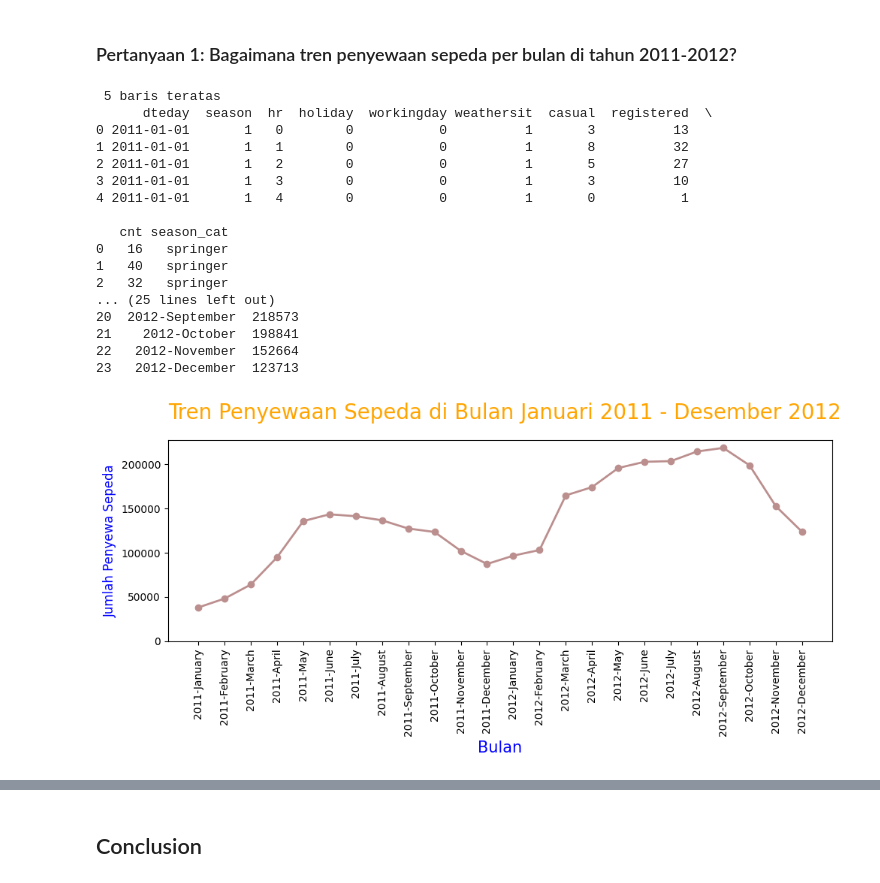
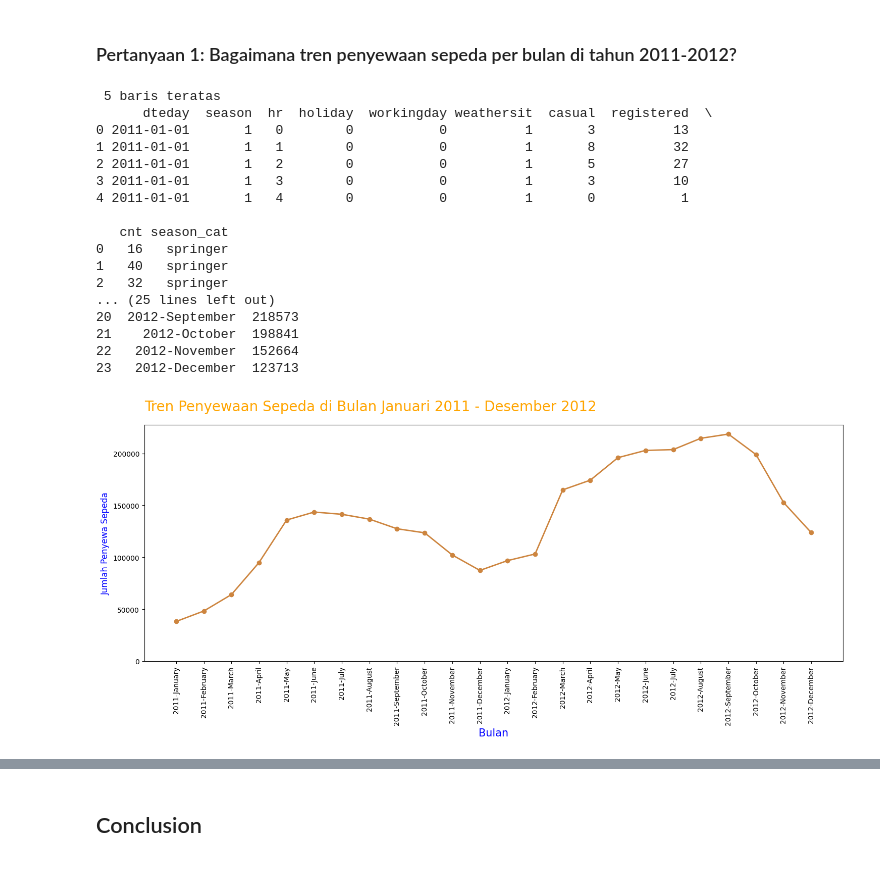
Before and after one commit to Jischak/submission, a Jupyter notebook: notebook.ipynb, the cells around one changed output, grey strips where cells are left out. Drawn from its saved outputs; the diff is of its cells as text; code cells hidden in the pictures.

Commit message:
penyesuaian urutan dan visualisasi
penyesuaian urutan code 2-4 dan visualisasi-nya

```diff
--- a/notebook.ipynb
+++ b/notebook.ipynb
@@ -205,33 +207,33 @@ df_bks_bulanan.rename(columns={
 print("\n 24 baris teratas")
 print(df_bks_bulanan.head(24))
 
 
 # Visualisasi untuk tren jumlah penyewaan sepeda per bulan di tahun 2011-2012
-fig, ax = plt.subplots(figsize=(10, 5))
-ax.plot(df_bks_bulanan["date"], df_bks_bulanan["count"], color='rosybrown', marker='o', linewidth=2)
+fig, ax = plt.subplots(figsize=(15, 7))
+ax.plot(df_bks_bulanan["date"], df_bks_bulanan["count"], color='peru', marker='o', linewidth=2)
 ax.set_title('Tren Penyewaan Sepeda di Bulan Januari 2011 - Desember 2012', loc='left', pad=20, fontsize=20, color='orange')
 ax.set_xlabel('Bulan', fontsize=15, color='blue')
 ax.set_ylabel('Jumlah Penyewa Sepeda', fontsize=12, color='blue')
 ax.tick_params(axis='x', labelrotation = 90)
 plt.ylim(ymin=0)
 plt.tight_layout()
 plt.show()
 # %% [output]
  5 baris teratas
       dteday  season  hr  holiday  workingday weathersit  casual  registered  \
 0 2011-01-01       1   0        0           0          1       3          13
 1 2011-01-01       1   1        0           0          1       8          32
 2 2011-01-01       1   2        0           0          1       5          27
 3 2011-01-01       1   3        0           0          1       3          10
 4 2011-01-01       1   4        0           0          1       0           1
 
    cnt season_cat
 0   16   springer
 1   40   springer
 2   32   springer
 ... (25 lines left out)
 20  2012-September  218573
 21    2012-October  198841
 22   2012-November  152664
 23   2012-December  123713
-[figure, old version]
+[figure, new version]
```
Also changed, not shown: parts of 13 cells of this notebook.
